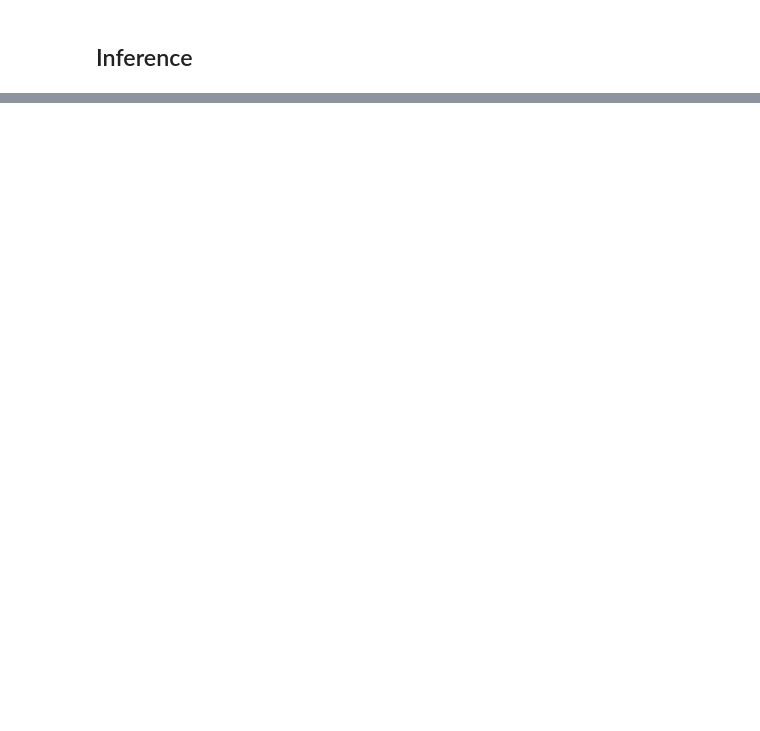
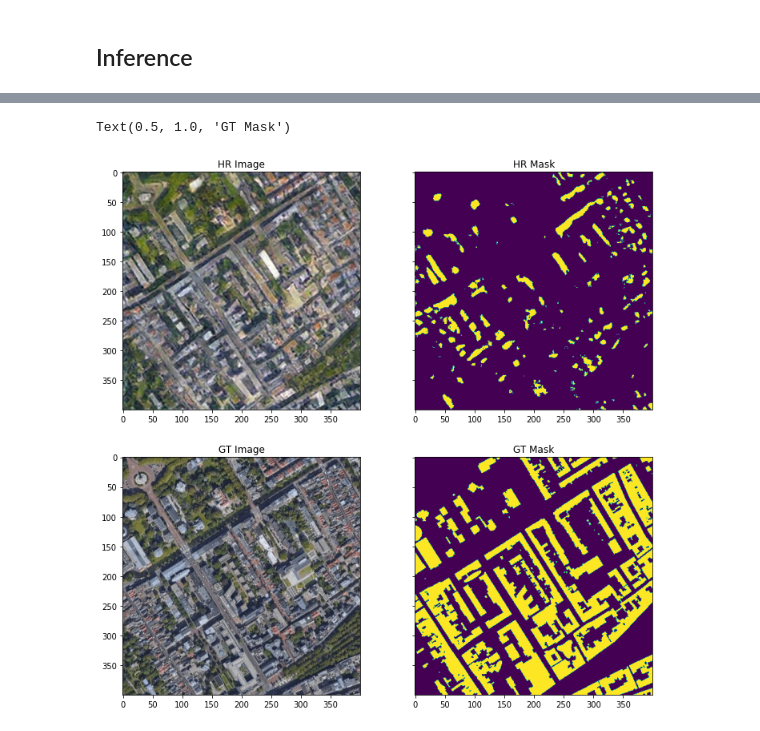
Before and after one commit to jlgao2/FYP-Public, a Jupyter notebook: sem_seg_large.ipynb, the cells around one changed output, grey strips where cells are left out. Cells and saved outputs as stored; diff of their text form; code cells hidden in the pictures; blank space fills up the shorter version.

```diff
--- a/sem_seg_large.ipynb
+++ b/sem_seg_large.ipynb
@@ -363,0 +238,6 @@ small.
+# %%
+path_infer = img_path+'/s2-hr/'
+path_infer_400 = img_path+'/s2-hr-400/'
+path_infer_mask = img_path+'/s2-hr-mask/'
+il = ImageList.from_folder(path_infer_400)
+gt_il = ImageList.from_folder(path_img)
@@ -363,0 +282,24 @@ small.
+# %%
+get_y_fn = lambda x: path_infer_mask+f'/{x.stem}.tif'
+get_gtmask_fn = lambda x: path_lbl+f'/{x.stem}_mask.tif'
+get_gtimg_fn = lambda x: path_img+f'/{x.stem}.png'
+# %%
+idx = 512
+
+img = transforms.ToPILImage()(il[idx].data)
+gt_img = Image.open(get_gtimg_fn(il.items[idx]))
+oldmask = Image.open(get_gtmask_fn(il.items[idx]))
+mask = Image.open(get_y_fn(il.items[idx]))
+
+f, ((ax1, ax2), (ax3, ax4)) = plt.subplots(2, 2, sharey=True, figsize=(12,12))
+ax1.imshow(img)
+ax1.set_title('HR Image')
+ax2.imshow(mask)
+ax2.set_title('HR Mask')
+ax3.imshow(gt_img)
+ax3.set_title('GT Image')
+ax4.imshow(oldmask)
+ax4.set_title('GT Mask')
+# %% [output]
+Text(0.5, 1.0, 'GT Mask')
+[figure, added]
```
Also changed, not shown: parts of 55 cells of this notebook.
